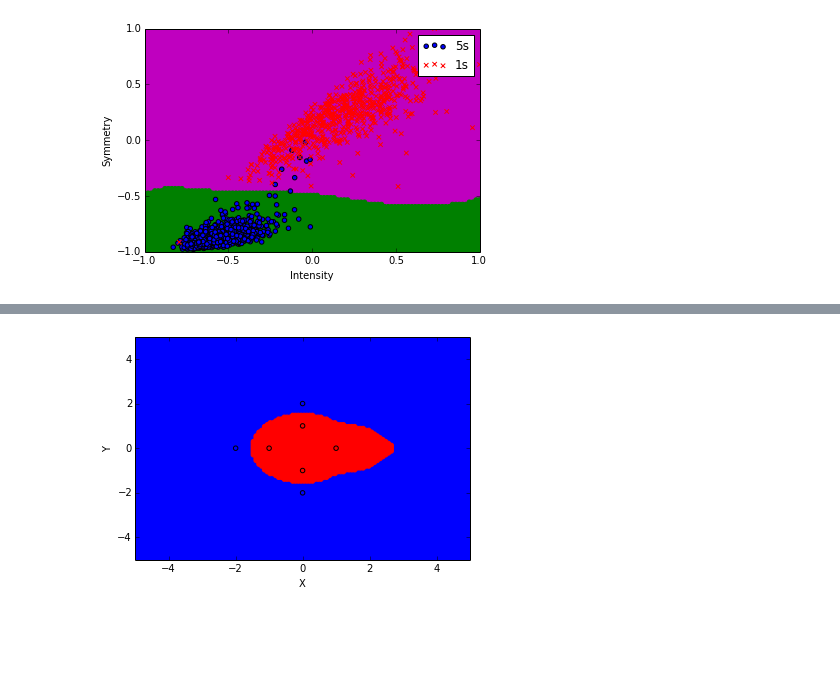
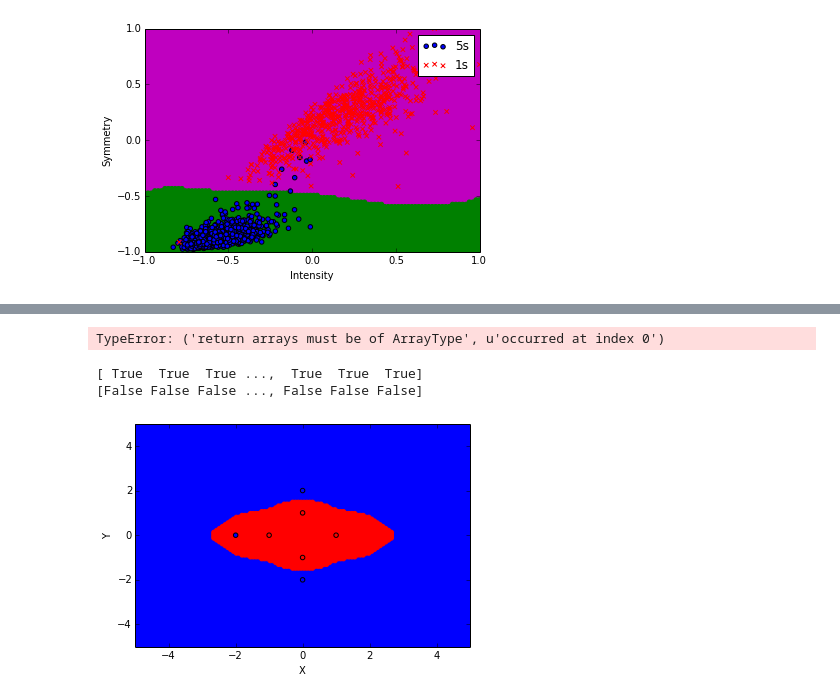
Before and after one commit to Radzell/MLHWK, a Jupyter notebook: Hwk10.ipynb, the cells around one changed output, grey strips where cells are left out. Drawn from its saved outputs; the diff is of its cells as text; code cells hidden in the pictures; blank space fills up the shorter version.

```diff
--- a/Hwk10.ipynb
+++ b/Hwk10.ipynb
@@ -378,13 +407,17 @@ plt.show()
 # %%
 #transform points
 nnset['transX']=nnset.apply(lambda row: math.sqrt((row[0]**2)+(row[1]**2)), axis=1)
-nnset['transY']=nnset.apply(lambda row: np.arctan2(row[1],row[0]), axis=1)
+nnset['transY']=nnset.apply(lambda row: np.arctan(row[1],row[0]), axis=1)
+# %% [output]
+TypeError: ('return arrays must be of ArrayType', u'occurred at index 0')
 # %%
-plot_nn_w(nnset,1plot_nn_w(nnse,True,maxi=5)
+plot_nn_w(nnset,1,True,maxi=5)
 displaydata_nn(nnset,maxi=5)
 plt.show()
 # %% [output]
+[ True  True  True ...,  True  True  True]
+[False False False ..., False False False]
-[figure, old version]
+[figure, new version]
 # %%
 plot_nn_w(nnset,3,True,maxi=5)
 displaydata_nn(nnset,maxi=5)
```
Also changed, not shown: parts of 16 cells of this notebook.
